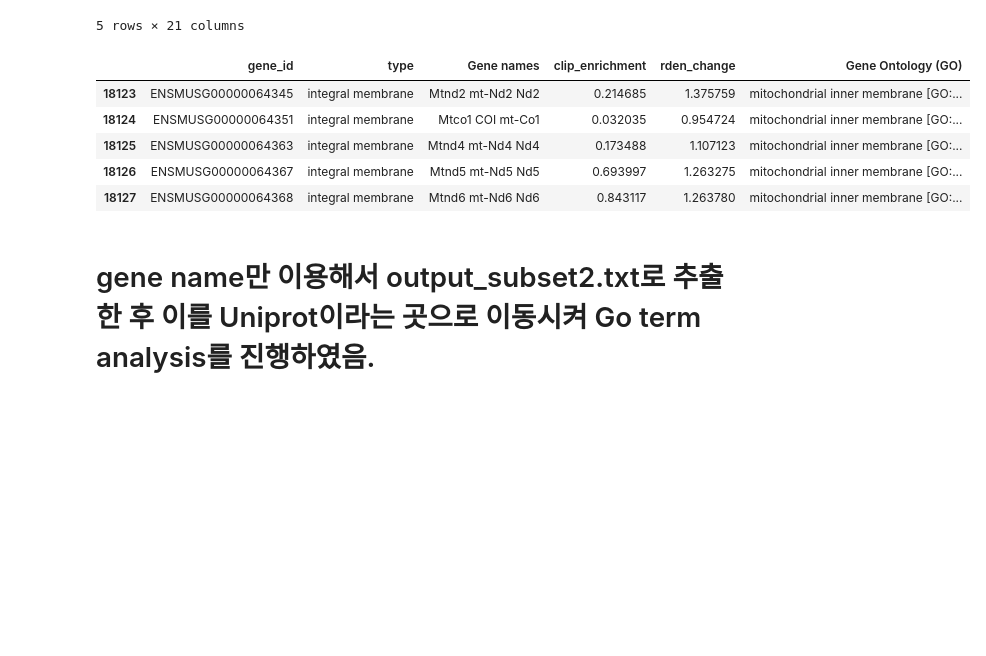
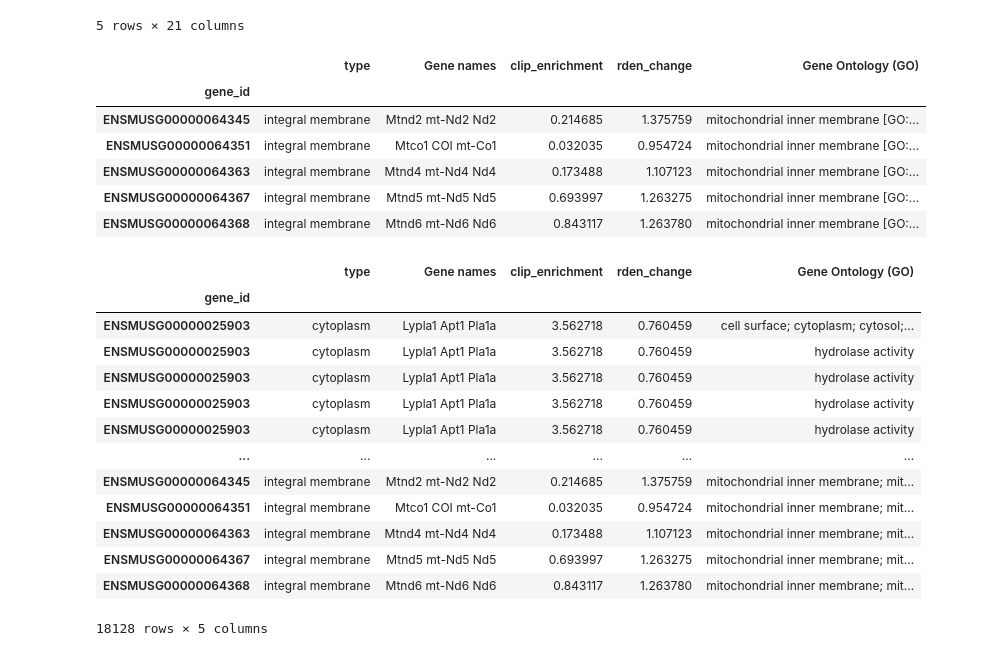
Before and after one commit to JungseoChoi/CJSbioinformatics, a Jupyter notebook: bioinformatics_project.ipynb, the cells around one changed output. Cells and saved outputs as stored; diff of their text form; code cells hidden in the pictures; blank space fills up the shorter version.

```diff
--- a/bioinformatics_project.ipynb
+++ b/bioinformatics_project.ipynb
@@ -178,4 +169,4 @@ mouselocal.tail()
 # %%
 cnts['gene_id'] = cnts.index.to_series().str.split('.').str[0]
-
+filtered_data = cnts
 filtered_data.head()
@@ -263,14 +201,34 @@ merged_GO.head()
 5 rows × 21 columns
 # %%
 #merged_GO에서 원하는 column만 보이게.
-subsets = merged_GO[['gene_id', 'type', 'Gene names', 'clip_enrichment', 'rden_change', 'Gene Ontology (GO)']]
-subsets.tail()
+subsets_GO = merged_GO[['gene_id', 'type', 'Gene names', 'clip_enrichment', 'rden_change', 'Gene Ontology (GO)']].set_index('gene_id')
+subsets_GO.tail()
 # %% [output]
-|  | gene_id | type | Gene names | clip_enrichment | rden_change | Gene Ontology (GO) |
-| 18123 | ENSMUSG00000064345 | integral membrane | Mtnd2 mt-Nd2 Nd2 | 0.214685 | 1.375759 | mitochondrial inner membrane [GO:... |
-| 18124 | ENSMUSG00000064351 | integral membrane | Mtco1 COI mt-Co1 | 0.032035 | 0.954724 | mitochondrial inner membrane [GO:... |
-| 18125 | ENSMUSG00000064363 | integral membrane | Mtnd4 mt-Nd4 Nd4 | 0.173488 | 1.107123 | mitochondrial inner membrane [GO:... |
-| 18126 | ENSMUSG00000064367 | integral membrane | Mtnd5 mt-Nd5 Nd5 | 0.693997 | 1.263275 | mitochondrial inner membrane [GO:... |
-| 18127 | ENSMUSG00000064368 | integral membrane | Mtnd6 mt-Nd6 Nd6 | 0.843117 | 1.263780 | mitochondrial inner membrane [GO:... |
+|  | type | Gene names | clip_enrichment | rden_change | Gene Ontology (GO) |
+| gene_id |  |  |  |  |  |
+| ENSMUSG00000064345 | integral membrane | Mtnd2 mt-Nd2 Nd2 | 0.214685 | 1.375759 | mitochondrial inner membrane [GO:... |
+| ENSMUSG00000064351 | integral membrane | Mtco1 COI mt-Co1 | 0.032035 | 0.954724 | mitochondrial inner membrane [GO:... |
+| ENSMUSG00000064363 | integral membrane | Mtnd4 mt-Nd4 Nd4 | 0.173488 | 1.107123 | mitochondrial inner membrane [GO:... |
+| ENSMUSG00000064367 | integral membrane | Mtnd5 mt-Nd5 Nd5 | 0.693997 | 1.263275 | mitochondrial inner membrane [GO:... |
+| ENSMUSG00000064368 | integral membrane | Mtnd6 mt-Nd6 Nd6 | 0.843117 | 1.263780 | mitochondrial inner membrane [GO:... |
-# %% [markdown]
-# gene name만 이용해서 output_subset2.txt로 추출한 후 이를 Uniprot이라는 곳으로 이동시켜 Go term analysis를 진행하였음.
+# %%
+# Gene ontology (GO)에서 [GO:0009986]을 없애기
+import re
+pattern = re.compile(r'\s*\[GO:\d+\]\s*' )
+subsets_GO['Gene Ontology (GO)'] = subsets_GO['Gene Ontology (GO)'].str.replace(pattern, '')
+subsets_GO
+# %% [output]
+|  | type | Gene names | clip_enrichment | rden_change | Gene Ontology (GO) |
+| gene_id |  |  |  |  |  |
+| ENSMUSG00000025903 | cytoplasm | Lypla1 Apt1 Pla1a | 3.562718 | 0.760459 | cell surface; cytoplasm; cytosol;... |
+| ENSMUSG00000025903 | cytoplasm | Lypla1 Apt1 Pla1a | 3.562718 | 0.760459 | hydrolase activity |
+| ENSMUSG00000025903 | cytoplasm | Lypla1 Apt1 Pla1a | 3.562718 | 0.760459 | hydrolase activity |
+| ENSMUSG00000025903 | cytoplasm | Lypla1 Apt1 Pla1a | 3.562718 | 0.760459 | hydrolase activity |
+| ENSMUSG00000025903 | cytoplasm | Lypla1 Apt1 Pla1a | 3.562718 | 0.760459 | hydrolase activity |
+| ... | ... | ... | ... | ... | ... |
+| ENSMUSG00000064345 | integral membrane | Mtnd2 mt-Nd2 Nd2 | 0.214685 | 1.375759 | mitochondrial inner membrane; mit... |
+| ENSMUSG00000064351 | integral membrane | Mtco1 COI mt-Co1 | 0.032035 | 0.954724 | mitochondrial inner membrane; mit... |
+| ENSMUSG00000064363 | integral membrane | Mtnd4 mt-Nd4 Nd4 | 0.173488 | 1.107123 | mitochondrial inner membrane; mit... |
+| ENSMUSG00000064367 | integral membrane | Mtnd5 mt-Nd5 Nd5 | 0.693997 | 1.263275 | mitochondrial inner membrane; mit... |
+| ENSMUSG00000064368 | integral membrane | Mtnd6 mt-Nd6 Nd6 | 0.843117 | 1.263780 | mitochondrial inner membrane; mit... |
+18128 rows × 5 columns
```
Also changed, not shown: parts of 11 cells of this notebook.
